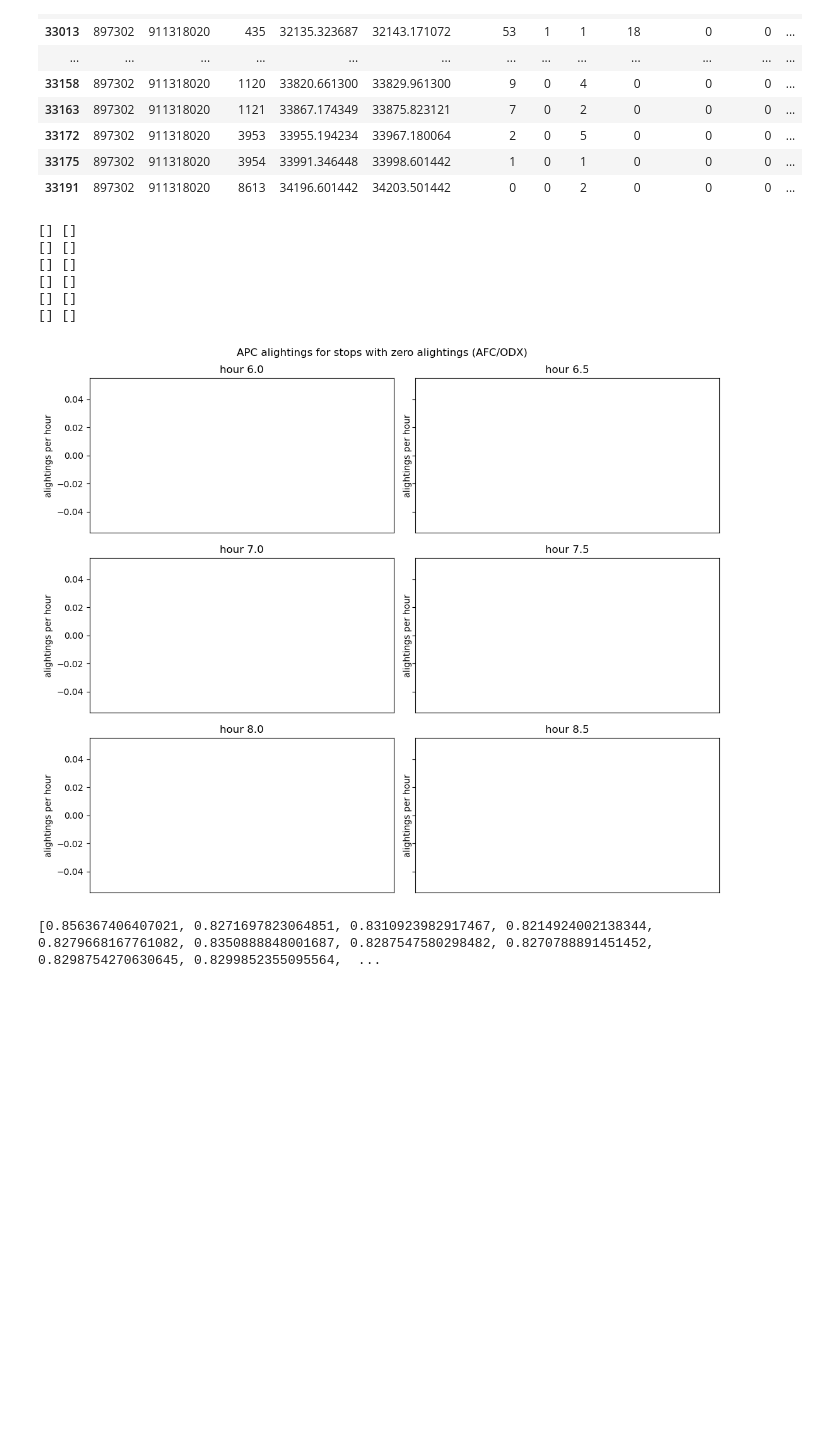
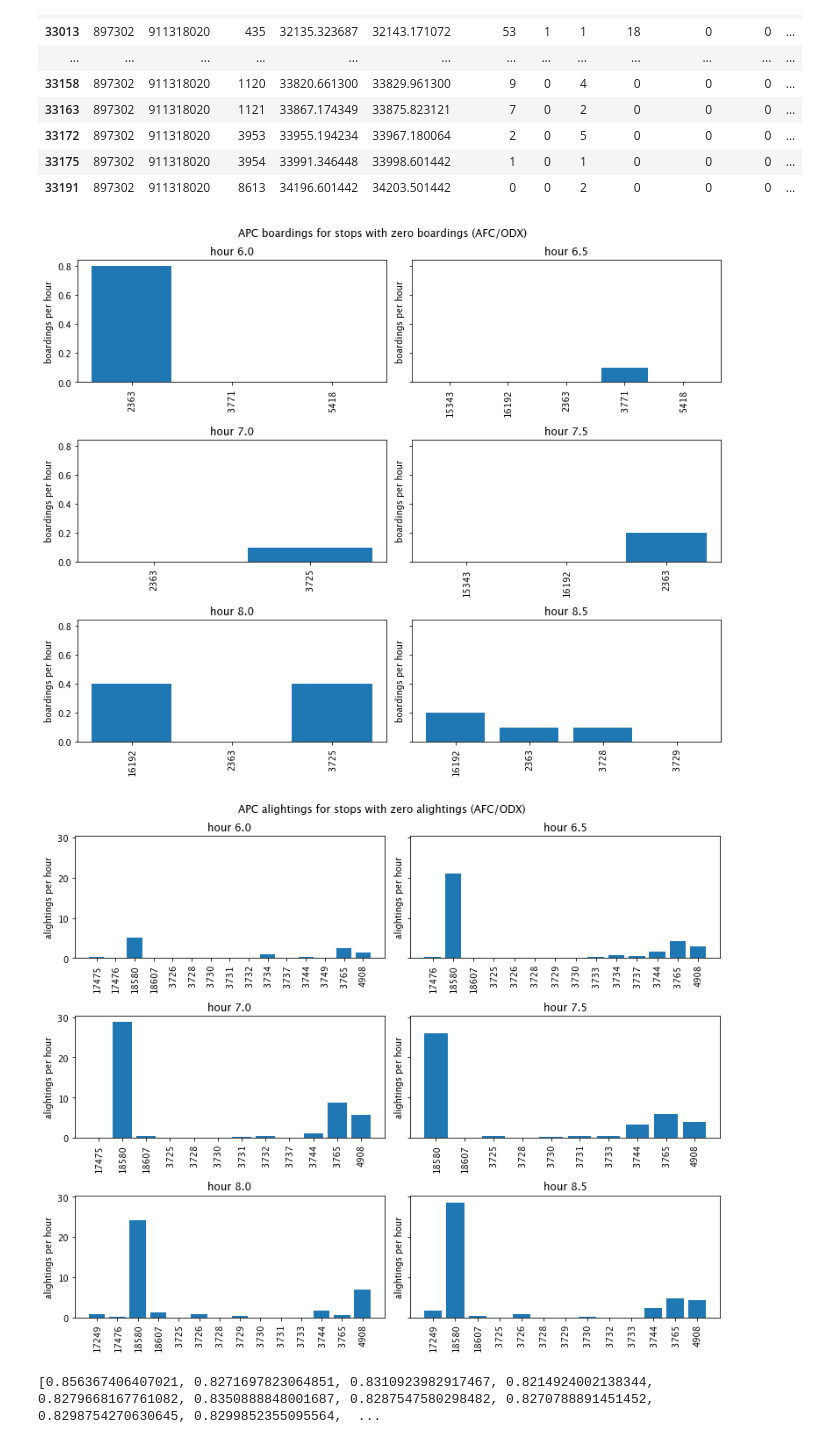
Before and after one commit to joerovar/transit-centric-smart-mobility-system, a Jupyter notebook: src/04_SIMULATION/scratch.ipynb, the cells around one changed output. Cells and saved outputs as stored; diff of their text form; code cells hidden in the pictures; blank space fills up the shorter version.

```diff
--- a/src/04_SIMULATION/scratch.ipynb
+++ b/src/04_SIMULATION/scratch.ipynb
@@ -195,3 +188,9 @@ cdf_keep = cdf[(cdf['start_dt']<=pd.to_datetime('20220501')) & (cdf['end_dt']>=p
+# %%
+import pandas as pd
+from Variable_Inputs import DIR_ROUTE, STOPS_OUT_ALL, STOPS_IN_FULL_PATT
+stops = STOPS_OUT_ALL + STOPS_IN_FULL_PATT
+st1 = pd.read_csv(DIR_ROUTE + 'stops.txt')
+st2 = pd.read_csv(DIR_ROUTE + 'gtfs_stops.txt')
 # %%
 import numpy as np
 import matplotlib.pyplot as plt
@@ -214,48 +213,42 @@ def get_zero_pax_stops(odt_rates, stops_east, bin_nr, apc_rates, odt_stops, ons=
         else:
             stops = stops_east[1:]
         if z in stops:
-            zero_pax_idx.append(stops_east.index(z))
+            zero_pax_idx.append((odt_stops.tolist()).index(z))
             zero_pax_stops.append(stops_east[stops_east.index(z)])
     zero_pax_apc = apc_rates[bin_nr, zero_pax_idx].tolist()
     zero_pax_apc = [round(z, 1) for z in zero_pax_apc]
     return zero_pax_stops, zero_pax_apc
 # %%
-# plt.close()
-# fig, axs = plt.subplots(nrows=3, ncols=2, figsize=(11, 9), sharey='all')
-# for bin_n in range(24, 30):
-#     x1, x2 = get_zero_pax_stops(odt_ons, stops_east, bin_n, on_rates, odt_stops, ons=True)
-#     n = bin_n - 24
-#     axs.flat[n].bar(np.arange(len(x1)), x2)
-#     axs.flat[n].set_xticks(np.arange(len(x1)))
-#     axs.flat[n].set_xticklabels(x1, rotation=90)
-#     axs.flat[n].set_title(f'hour {round(bin_n/2,1)}')
-#     axs.flat[n].set_ylabel('boardings per hour')
-# plt.suptitle('APC boardings for stops with zero boardings (AFC/ODX)')
-# plt.tight_layout()
-# plt.show()
+plt.close()
+fig, axs = plt.subplots(nrows=3, ncols=2, figsize=(11, 9), sharey='all')
+for bin_n in range(12, 18):
+    x1, x2 = get_zero_pax_stops(odt_ons, stops_east, bin_n, on_rates, odt_stops, ons=True)
+    n = bin_n - 12
+    axs.flat[n].bar(np.arange(len(x1)), x2)
+    axs.flat[n].set_xticks(np.arange(len(x1)))
+    axs.flat[n].set_xticklabels(x1, rotation=90)
+    axs.flat[n].set_title(f'hour {round(bin_n/2,1)}')
+    axs.flat[n].set_ylabel('boardings per hour')
+plt.suptitle('APC boardings for stops with zero boardings (AFC/ODX)')
+plt.tight_layout()
+plt.show()
 
-# plt.close()
-# fig, axs = plt.subplots(nrows=3, ncols=2, figsize=(11, 9), sharey='all')
-# for bin_n in range(12, 18):
-#     x1, x2 = get_zero_pax_stops(odt_offs, stops_east, bin_n, off_rates, odt_stops)
-#     print(x1, x2)
-#     n = bin_n - 12
-#     axs.flat[n].bar(np.arange(len(x1)), x2)
-#     axs.flat[n].set_xticks(np.arange(len(x1)))
-#     axs.flat[n].set_xticklabels(x1, rotation=90)
-#     axs.flat[n].set_title(f'hour {round(bin_n/2,1)}')
-#     axs.flat[n].set_ylabel('alightings per hour')
-# plt.suptitle('APC alightings for stops with zero alightings (AFC/ODX)')
-# plt.tight_layout()
-# plt.show()
+plt.close()
+fig, axs = plt.subplots(nrows=3, ncols=2, figsize=(11, 9), sharey='all')
+for bin_n in range(12, 18):
+    x1, x2 = get_zero_pax_stops(odt_offs, stops_east, bin_n, off_rates, odt_stops)
+    n = bin_n - 12
+    axs.flat[n].bar(np.arange(len(x1)), x2)
+    axs.flat[n].set_xticks(np.arange(len(x1)))
+    axs.flat[n].set_xticklabels(x1, rotation=90)
+    axs.flat[n].set_title(f'hour {round(bin_n/2,1)}')
+    axs.flat[n].set_ylabel('alightings per hour')
+plt.suptitle('APC alightings for stops with zero alightings (AFC/ODX)')
+plt.tight_layout()
+plt.show()
 # %% [output]
-[] []
-[] []
-[] []
-[] []
-[] []
-[] []
-[figure, old version]
+[figure, new version]
+[figure, added]
 # %%
 def extract_cv_hw(avl_df, dates, t0_str, t1_str, stops):
     cv_hws = []
```
Also changed, not shown: parts of 9 cells of this notebook, 42 other files.
